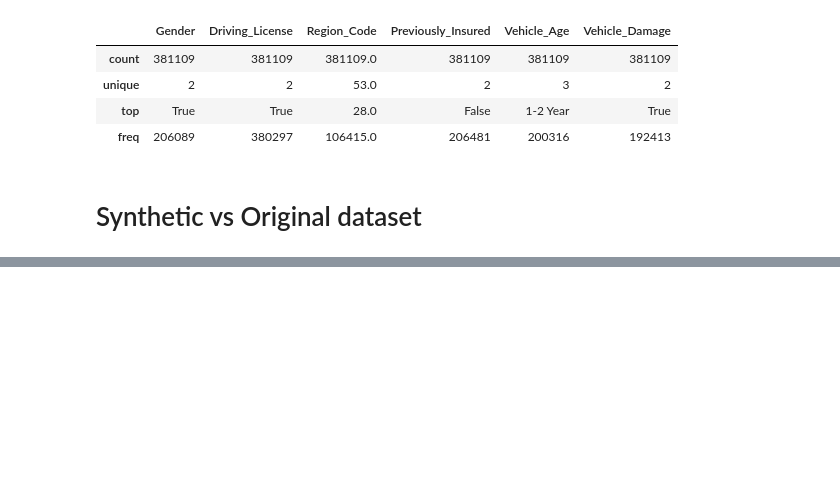
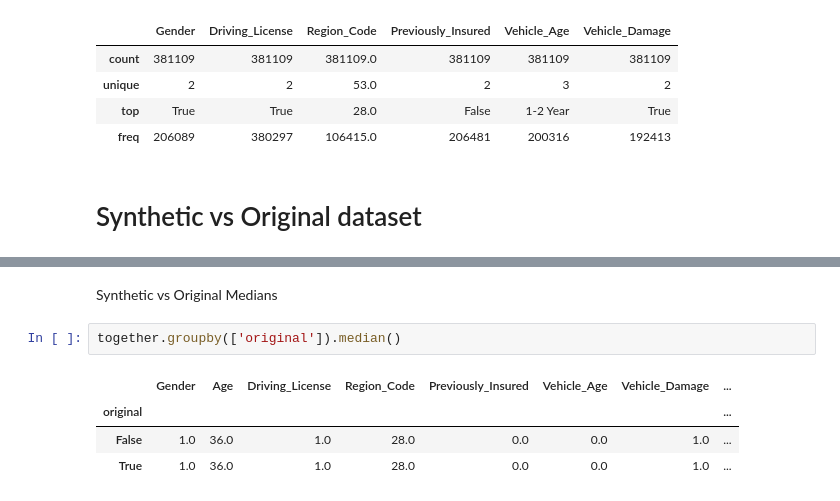
Before and after one commit to Ednaxx/Kaggle-Playground-Series, a Jupyter notebook: PS4E7-InsuranceCrossSellingClassification/ps4e7-insurance-cross-selling-prediction.ipynb, the cells around one changed output, grey strips where cells are left out. Cells and saved outputs as stored; diff of their text form; blank space fills up the shorter version.

```diff
--- a/PS4E7-InsuranceCrossSellingClassification/ps4e7-insurance-cross-selling-prediction.ipynb
+++ b/PS4E7-InsuranceCrossSellingClassification/ps4e7-insurance-cross-selling-prediction.ipynb
@@ -237,0 +250,9 @@ together.head()
+# %% [markdown]
+Synthetic vs Original Medians
+# %%
+together.groupby(['original']).median()
+# %% [output]
+|  | Gender | Age | Driving_License | Region_Code | Previously_Insured | Vehicle_Age | Vehicle_Damage | ... |
+| original |  |  |  |  |  |  |  | ... |
+| False | 1.0 | 36.0 | 1.0 | 28.0 | 0.0 | 0.0 | 1.0 | ... |
+| True | 1.0 | 36.0 | 1.0 | 28.0 | 0.0 | 0.0 | 1.0 | ... |
```
Also changed, not shown: parts of 8 cells of this notebook.
